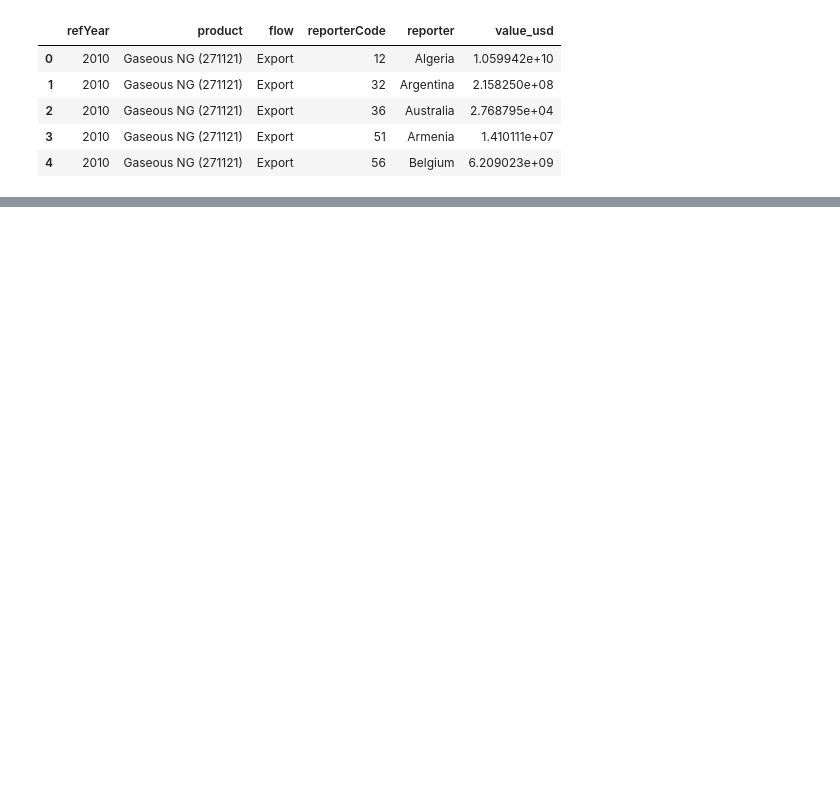
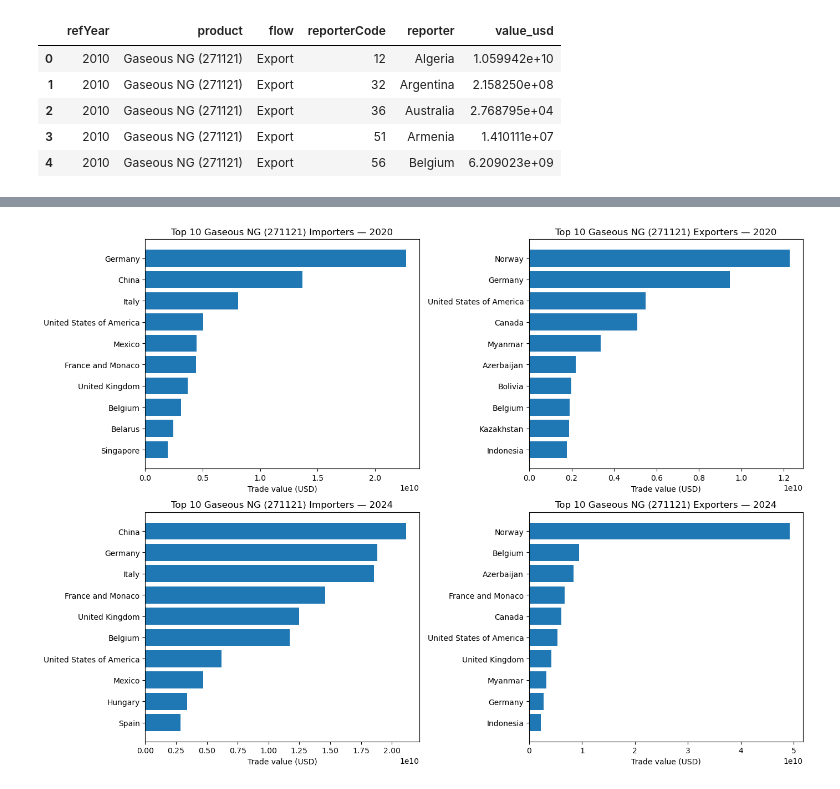
Before and after one commit to ron309/JEM_207-Data_Processing_in_Python_Projecct, a Jupyter notebook: Analysis.ipynb, the cells around one changed output, grey strips where cells are left out. Cells and saved outputs as stored; diff of their text form; code cells hidden in the pictures; blank space fills up the shorter version.

```diff
--- a/Analysis.ipynb
+++ b/Analysis.ipynb
@@ -621 +596,40 @@ plt.show()
+# %%
+years = [2020, 2024]
+N = 10
+product = "Gaseous NG (271121)"
+
+fig, axes = plt.subplots(nrows=len(years), ncols=2, figsize=(14, 10), sharex=False)
+
+for i, year in enumerate(years):
+    # Get top N importers/exporters for this year & product
+    top_imp = top_countries(
+        annual_country,
+        year=year,
+        product=product,
+        flow="Import",
+        n=N
+    ).sort_values("value_usd")   # sort ascending for barh
+
+    top_exp = top_countries(
+        annual_country,
+        year=year,
+        product=product,
+        flow="Export",
+        n=N
+    ).sort_values("value_usd")
+
+    # IMPORTS
+    axes[i, 0].barh(top_imp["reporter"], top_imp["value_usd"])
+    axes[i, 0].set_title(f"Top {N} {product} Importers — {year}")
+    axes[i, 0].set_xlabel("Trade value (USD)")
+
+    # EXPORTS
+    axes[i, 1].barh(top_exp["reporter"], top_exp["value_usd"])
+    axes[i, 1].set_title(f"Top {N} {product} Exporters — {year}")
+    axes[i, 1].set_xlabel("Trade value (USD)")
+
+plt.tight_layout()
+plt.show()
+# %% [output]
+[figure, added]
 # %%
```
Also changed, not shown: parts of 20 cells of this notebook.
